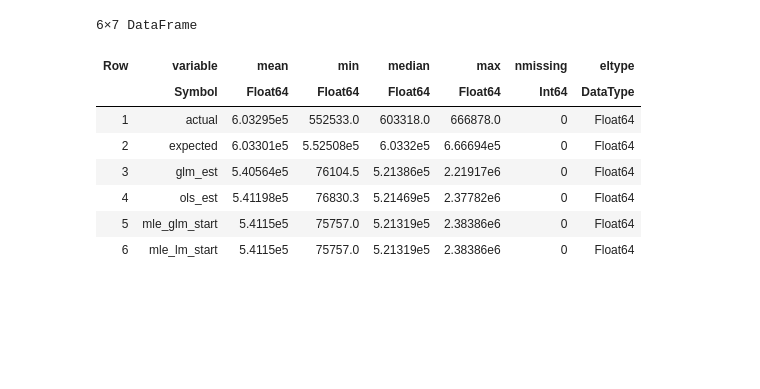
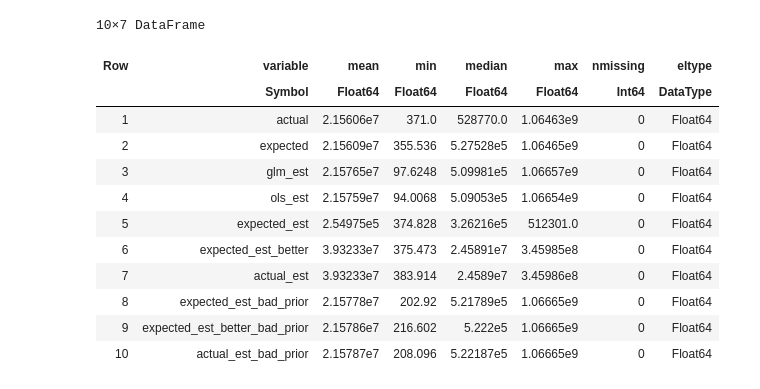
Before and after one commit to ncn-foreigners/Estimation-of-the-number-of-irregular-foreigners, a Jupyter notebook: original_model_sim.ipynb, the cells around one changed output. Saved outputs shown, nothing was run; the diff lists cells and outputs as text; code cells hidden in the pictures; blank space fills up the shorter version.

```diff
--- a/original_model_sim.ipynb
+++ b/original_model_sim.ipynb
@@ -28,0 +39,12 @@ end # end for
+# %%
+N = rand.(N_distr, Q)
+M = reduce(vcat, rand.(M_distr(N, α), 1))
+n = reduce(vcat, rand.(Binomial.(N, .05), 1))
+
+p = (N .^ α) .* ((n ./ N) .^ β)
+p = 1 ./ (1 .+ exp.(-p))
+
+u = 1.0
+m = reduce(vcat, rand.(Binomial.(M, p * u), 1))
+
+[m M n N p]
@@ -112,57 +267,81 @@ CSV.write(pwd() * "/data_raw/init_res.csv", df_res);
 # %%
-α = 1.7
-β = 1.5
 Q = 7 # Liczba państw
-nsims = 10000
 
-N_distr = Poisson(8000)
-M_distr = (N, α) -> Poisson.(N .^ α)
-p_distr = Uniform(.1,.25)
+N_distr = Poisson(1500)
 
 res = Vector{Any}(missing, nsims)
+μ = [1.5, 3.4]
+Σ = .2 * [1 -.6; -.6 1]
+nsims = 100
 
 prog = Progress(nsims, "Simulation progress ...")
 
 Threads.@threads for k in 1:nsims
-    N = reduce(vcat, rand.(Binomial.(rand(N_distr, Q), .1), 1))
+    α, β = rand(MvNormal(μ, Σ))
+
+    N = rand.(N_distr, Q)
     M = reduce(vcat, rand.(M_distr(N, α), 1))
-    p = rand(p_distr, Q)
+    n = reduce(vcat, rand.(Binomial.(N, .2), 1))
 
-    m = reduce(vcat, rand.(Poisson.(M .* p), 1))
-    n = reduce(vcat, rand.(Binomial.(N, p), 1))
+    p = (N .^ α) .* ((n ./ N) .^ β)
+    p = 1 ./ (1 .+ exp.(-p))
+    #u = reduce(vcat, rand.(u_distr.(n, N), 1))
+    u = 1.0
+    m = reduce(vcat, rand.(Binomial.(M, p * u), 1))
 
     df1 = DataFrame(
         y = m,
         x1 = log.(N),
         x2 = log.(n ./ N)
     )
 
+    # TODO:: estimate Σ via one of those
     mm = glm(@formula(y ~ x1 + x2 + 0), df1, Poisson(), LogLink())
     α̂₁, β̂₁ = coef(mm)
 
     ols = lm(@formula(log(y) ~ x1 + x2 + 0), df1)
     α̂₂, β̂₂ = coef(ols)
 
-    mle_1 = zhang_model(m, N, n; start = "glm")[1][4]
-    mle_2 = zhang_model(m, N, n; start = "lm")[1][4]
+    est = sample(binomial_model(m, n, N, μ, Σ), PG(100), 500)
+    α̂₃, β̂₃ = describe(est)[1][1:2, :mean]
+    M̂ = describe(est)[1][3:end, :mean]
 
-    res[k] = [sum(M) sum(N .^ α) sum(N .^ α̂₁) sum(N .^ α̂₂) mle_1 mle_2]
+    μ̂_prior = [α̂₁, β̂₁]
+    Σ̂_prior = vcov(mm)
+
+    est_2 = sample(binomial_model(m, n, N, μ̂_prior, Σ̂_prior), PG(100), 500)
+    α̂₄, β̂₄ = describe(est_2)[1][1:2, :mean]
+    M̂_2 = describe(est_2)[1][3:end, :mean]
+
+    res[k] = [
+        sum(M); sum(N .^ α); sum(N .^ α̂₁); sum(N .^ α̂₂); sum(N .^ α̂₃);
+        sum([mean(N[x] .^ est[:, 1, :]) for x in 1:Q]); sum(M̂);
+        sum(N .^ α̂₄); sum([mean(N[x] .^ est_2[:, 1, :]) for x in 1:Q]);
+        sum(M̂_2)
+    ]
+
     #push!(res, [sum(M) sum(N .^ α) sum(N .^ α̂₁) sum(N .^ α̂₂)])
     next!(prog)
 end # end for
 
-df_res = DataFrame(reduce(vcat, [res[i] for i in 1:length(res) if isassigned(res, i)]), ["actual", "expected", "glm_est", "ols_est", "mle_glm_start", "mle_lm_start"])
+df_res = DataFrame(mapreduce(permutedims, vcat, res),
+    ["actual", "expected", "glm_est", "ols_est", "expected_est" , "expected_est_better",
+        "actual_est", "expected_est_bad_prior" , "expected_est_better_bad_prior", "actual_est_bad_prior"])
 
 describe(df_res)
 # %% [output]
-6×7 DataFrame
+10×7 DataFrame
 | Row | variable | mean | min | median | max | nmissing | eltype |
 |  | Symbol | Float64 | Float64 | Float64 | Float64 | Int64 | DataType |
-| 1 | actual | 6.03295e5 | 552533.0 | 603318.0 | 666878.0 | 0 | Float64 |
-| 2 | expected | 6.03301e5 | 5.52508e5 | 6.0332e5 | 6.66694e5 | 0 | Float64 |
-| 3 | glm_est | 5.40564e5 | 76104.5 | 5.21386e5 | 2.21917e6 | 0 | Float64 |
-| 4 | ols_est | 5.41198e5 | 76830.3 | 5.21469e5 | 2.37782e6 | 0 | Float64 |
-| 5 | mle_glm_start | 5.4115e5 | 75757.0 | 5.21319e5 | 2.38386e6 | 0 | Float64 |
-| 6 | mle_lm_start | 5.4115e5 | 75757.0 | 5.21319e5 | 2.38386e6 | 0 | Float64 |
+| 1 | actual | 2.15606e7 | 371.0 | 528770.0 | 1.06463e9 | 0 | Float64 |
+| 2 | expected | 2.15609e7 | 355.536 | 5.27528e5 | 1.06465e9 | 0 | Float64 |
+| 3 | glm_est | 2.15765e7 | 97.6248 | 5.09981e5 | 1.06657e9 | 0 | Float64 |
+| 4 | ols_est | 2.15759e7 | 94.0068 | 5.09053e5 | 1.06654e9 | 0 | Float64 |
+| 5 | expected_est | 2.54975e5 | 374.828 | 3.26216e5 | 512301.0 | 0 | Float64 |
+| 6 | expected_est_better | 3.93233e7 | 375.473 | 2.45891e7 | 3.45985e8 | 0 | Float64 |
+| 7 | actual_est | 3.93233e7 | 383.914 | 2.4589e7 | 3.45986e8 | 0 | Float64 |
+| 8 | expected_est_bad_prior | 2.15778e7 | 202.92 | 5.21789e5 | 1.06665e9 | 0 | Float64 |
+| 9 | expected_est_better_bad_prior | 2.15786e7 | 216.602 | 5.222e5 | 1.06665e9 | 0 | Float64 |
+| 10 | actual_est_bad_prior | 2.15787e7 | 208.096 | 5.22187e5 | 1.06665e9 | 0 | Float64 |
 # %%
 DataFrame(
```
Also changed, not shown: parts of 19 cells of this notebook, 2 other files.
